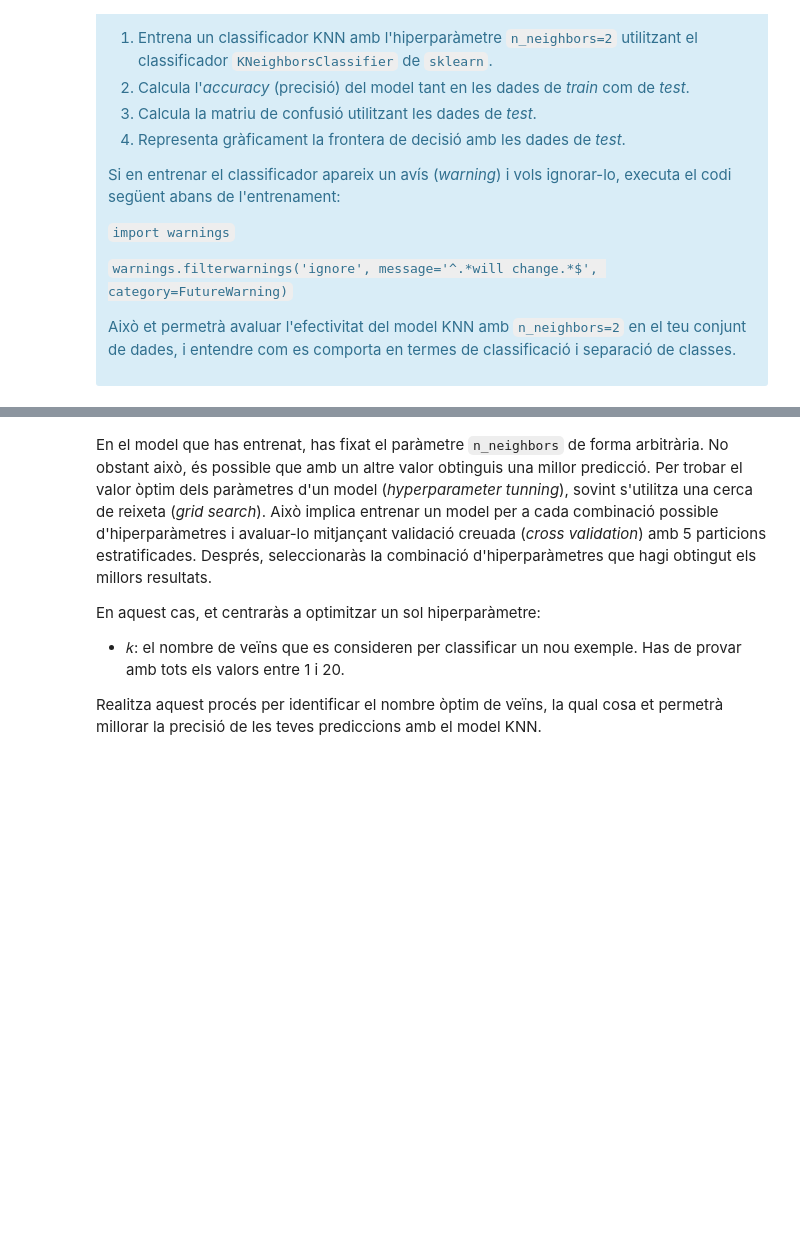
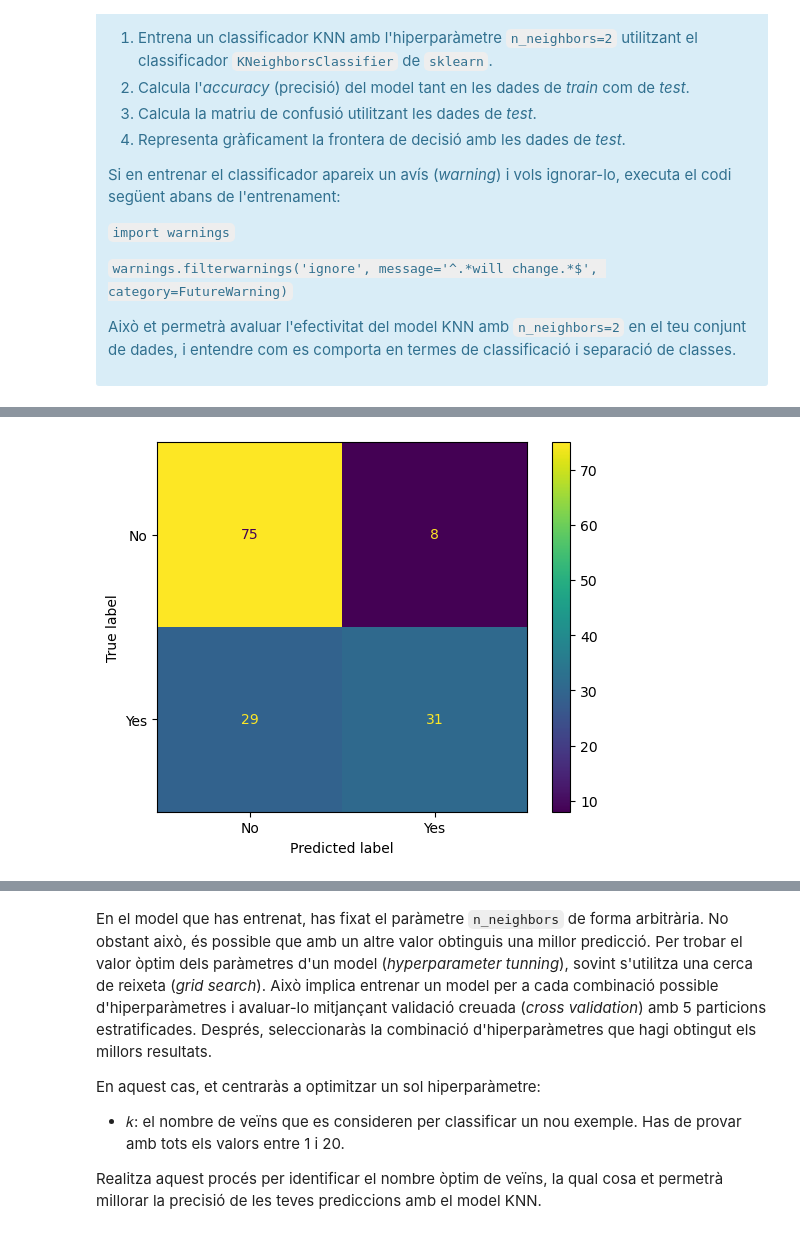
Before and after one commit to marc7666/PAC3-aprenentatge-automatic, a Jupyter notebook: M2.991_20242_PAC3-Enunciat-1.ipynb, the cells around one changed output, grey strips where cells are left out. Drawn from its saved outputs; the diff is of its cells as text; code cells hidden in the pictures; blank space fills up the shorter version.

```diff
--- a/M2.991_20242_PAC3-Enunciat-1.ipynb
+++ b/M2.991_20242_PAC3-Enunciat-1.ipynb
@@ -137,6 +175,11 @@ Dividiu el _dataset_ en dos subconjunts, **_train_** (80% de les dades) i **_tes
 Podeu utilitzar la implementació `train_test_split` de `sklearn`.
 
 </div>
+# %%
+from sklearn.model_selection import train_test_split
+X_train, X_test, y_train, y_test = train_test_split(
+    X, y, test_size=0.2, random_state=24 # 0.2 = 20% per a test -> 0.8 = 80% per a train
+)
 # %% [markdown]
 Per poder visualitzar els resultats de cada algorisme supervisat, reduirem el dataset anterior a dues dimensions.
 
@@ -235,3 +284,19 @@ Això et permetrà avaluar l'efectivitat del model KNN amb `n_neighbors=2` en el
 
 
 </div>
+# %%
+import warnings
+from sklearn.metrics import accuracy_score
+warnings.filterwarnings('ignore', message='^.*will change.*$', category=FutureWarning)
+
+# Step 1: Crear i entrenar el model KNN
+knn_model = KNeighborsClassifier(n_neighbors=2)
+knn_model.fit(X_train_projection, y_train)
+
+# Step 2: Accuracy del model
+predictions_data_training = knn_model.predict(X_train_projection) # Prediccions amb dades d'entrenament
+predictions_data_testing = knn_model.predict(X_test_projection) # Predeiccions amb dades de testing
+training_accuracy = accuracy_score(y_train, predictions_data_training)
+testing_accuracy = accuracy_score(y_test, predictions_data_testing)
+print(f"Accuracy dades entrenament: {training_accuracy}\n")
+print(f"Accuracy dades testing: {testing_accuracy}")
@@ -237,0 +311,10 @@ Això et permetrà avaluar l'efectivitat del model KNN amb `n_neighbors=2` en el
+# %%
+from sklearn.metrics import confusion_matrix, ConfusionMatrixDisplay
+import matplotlib.pyplot as plt
+# Step 3: Matriu de confusio
+conf_mat = confusion_matrix(y_test, predictions_data_testing)
+conf_mat_display = ConfusionMatrixDisplay(confusion_matrix=conf_mat, display_labels=labels) # Per veure la matriu de confusió bonica
+conf_mat_display.plot()
+plt.show()
+# %% [output]
+[figure, added]
```
Also changed, not shown: parts of 12 cells of this notebook, 1 other file.
